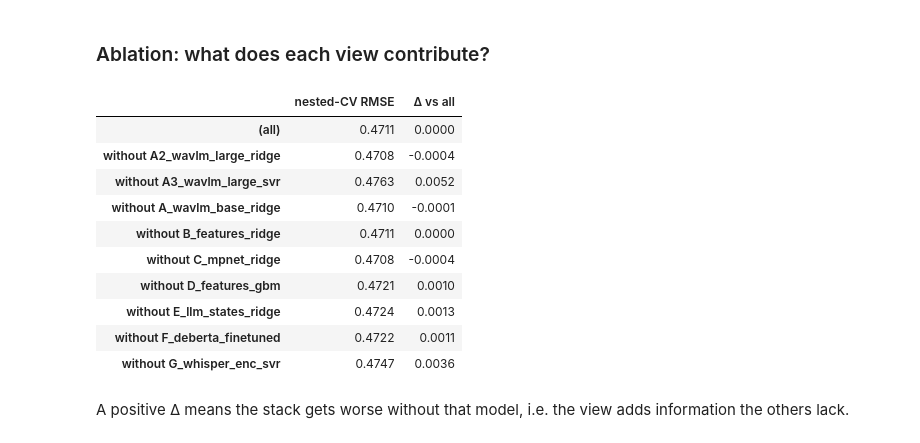
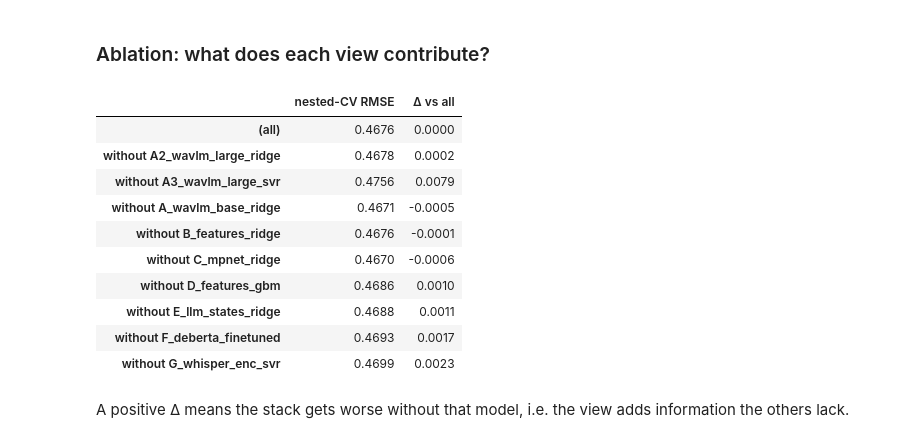
Before and after one commit to PJ2001-IND/shl-grammar-scoring, a Jupyter notebook: grammar_scoring.ipynb, the cells around one changed output. Cells and saved outputs as stored; diff of their text form; code cells hidden in the pictures.

```diff
--- a/grammar_scoring.ipynb
+++ b/grammar_scoring.ipynb
@@ -291,10 +300,18 @@ score is a weighted vote of the base models. Correlated models share weight inst
 # %%
 names = list(base)
-wts, b0, oof_in, pred = stack([base[n][0] for n in names], [base[n][1] for n in names], yk)
-oof = stack_cv([base[n][0] for n in names], yk)         # nested: weights re-fitted inside each outer fold
-res.loc["STACK (nested CV)"] = [rmse(oof, yk), pearsonr(oof, yk)[0]]
+g_tr, g_te = batch(tr_keys)[ok_tr], batch(te_keys)
+print(f"45 s recording batch: {g_tr.mean():.0%} of intact training clips, {g_te.mean():.0%} of test clips")
+O, T = [base[n][0] for n in names], [base[n][1] for n in names]
+oof_plain = stack_cv(O, yk)                              # nested: weights re-fitted inside each outer fold
+wts, b0, oof_in, pred = stack(O, T, yk, g_tr, g_te)      # final model: weights per recording batch
+oof = stack_cv(O, yk, g_tr)
+test_mix = lambda o: np.sqrt(sum(np.mean(g_te == k) * np.mean((o - yk)[g_tr == k] ** 2) for k in (0, 1)))
+res.loc["STACK, one weight set (nested CV)"] = [rmse(oof_plain, yk), pearsonr(oof_plain, yk)[0]]
+res.loc["STACK, per batch (nested CV)"] = [rmse(oof, yk), pearsonr(oof, yk)[0]]
+print(f"test-mix RMSE: one weight set {test_mix(oof_plain):.4f}  ->  per batch {test_mix(oof):.4f}")
 fig, ax = plt.subplots(1, 2, figsize=(14, 4))
-pd.Series(wts, index=names).plot.barh(ax=ax[0], color="teal"); ax[0].set(title=f"Stack weights (intercept {b0:.2f})")
+pd.DataFrame({f"45 s batch (intercept {b0[1]:.2f})": wts[1], f"other clips (intercept {b0[0]:.2f})": wts[0]},
+             index=names).plot.barh(ax=ax[0]); ax[0].set(title="Stack weights per recording batch")
 res["CV RMSE"].plot.barh(ax=ax[1], color=["indianred" if i.startswith("STACK") else "gray" for i in res.index])
 ax[1].set(title="CV RMSE by model (lower is better)", xlim=(res["CV RMSE"].min() * .9, res["CV RMSE"].max() * 1.02))
 plt.tight_layout(); plt.show()
@@ -317,23 +337,23 @@ res.round(4)
 # %%
 abl = {"(all)": rmse(oof, yk)}
 for n in names:
     keep = [m for m in names if m != n]
-    abl[f"without {n}"] = rmse(stack_cv([base[m][0] for m in keep], yk), yk)
+    abl[f"without {n}"] = rmse(stack_cv([base[m][0] for m in keep], yk, g_tr), yk)
 abl = pd.Series(abl, name="nested-CV RMSE").to_frame()
 abl["Δ vs all"] = abl.iloc[:, 0] - abl.iloc[0, 0]
 abl.round(4)
 # %% [output]
 |  | nested-CV RMSE | Δ vs all |
-| (all) | 0.4711 | 0.0000 |
-| without A2_wavlm_large_ridge | 0.4708 | -0.0004 |
-| without A3_wavlm_large_svr | 0.4763 | 0.0052 |
-| without A_wavlm_base_ridge | 0.4710 | -0.0001 |
-| without B_features_ridge | 0.4711 | 0.0000 |
-| without C_mpnet_ridge | 0.4708 | -0.0004 |
-| without D_features_gbm | 0.4721 | 0.0010 |
-| without E_llm_states_ridge | 0.4724 | 0.0013 |
-| without F_deberta_finetuned | 0.4722 | 0.0011 |
-| without G_whisper_enc_svr | 0.4747 | 0.0036 |
+| (all) | 0.4676 | 0.0000 |
+| without A2_wavlm_large_ridge | 0.4678 | 0.0002 |
+| without A3_wavlm_large_svr | 0.4756 | 0.0079 |
+| without A_wavlm_base_ridge | 0.4671 | -0.0005 |
+| without B_features_ridge | 0.4676 | -0.0001 |
+| without C_mpnet_ridge | 0.4670 | -0.0006 |
+| without D_features_gbm | 0.4686 | 0.0010 |
+| without E_llm_states_ridge | 0.4688 | 0.0011 |
+| without F_deberta_finetuned | 0.4693 | 0.0017 |
+| without G_whisper_enc_svr | 0.4699 | 0.0023 |
 # %% [markdown]
 A positive Δ means the stack gets worse without that model, i.e. the view adds information the others lack.
 # %% [markdown]
```
Also changed, not shown: parts of 9 cells of this notebook, 7 other files.
